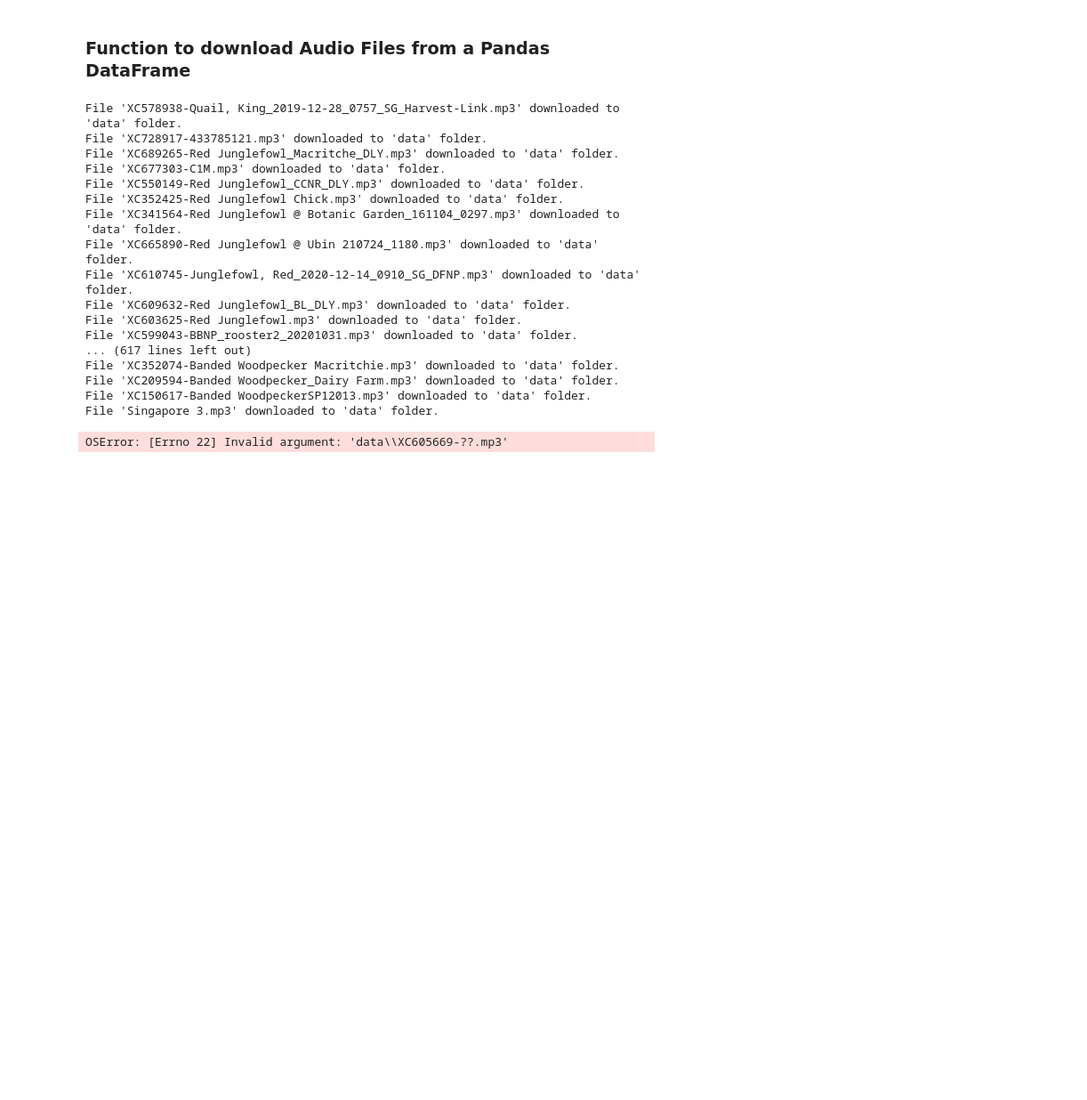
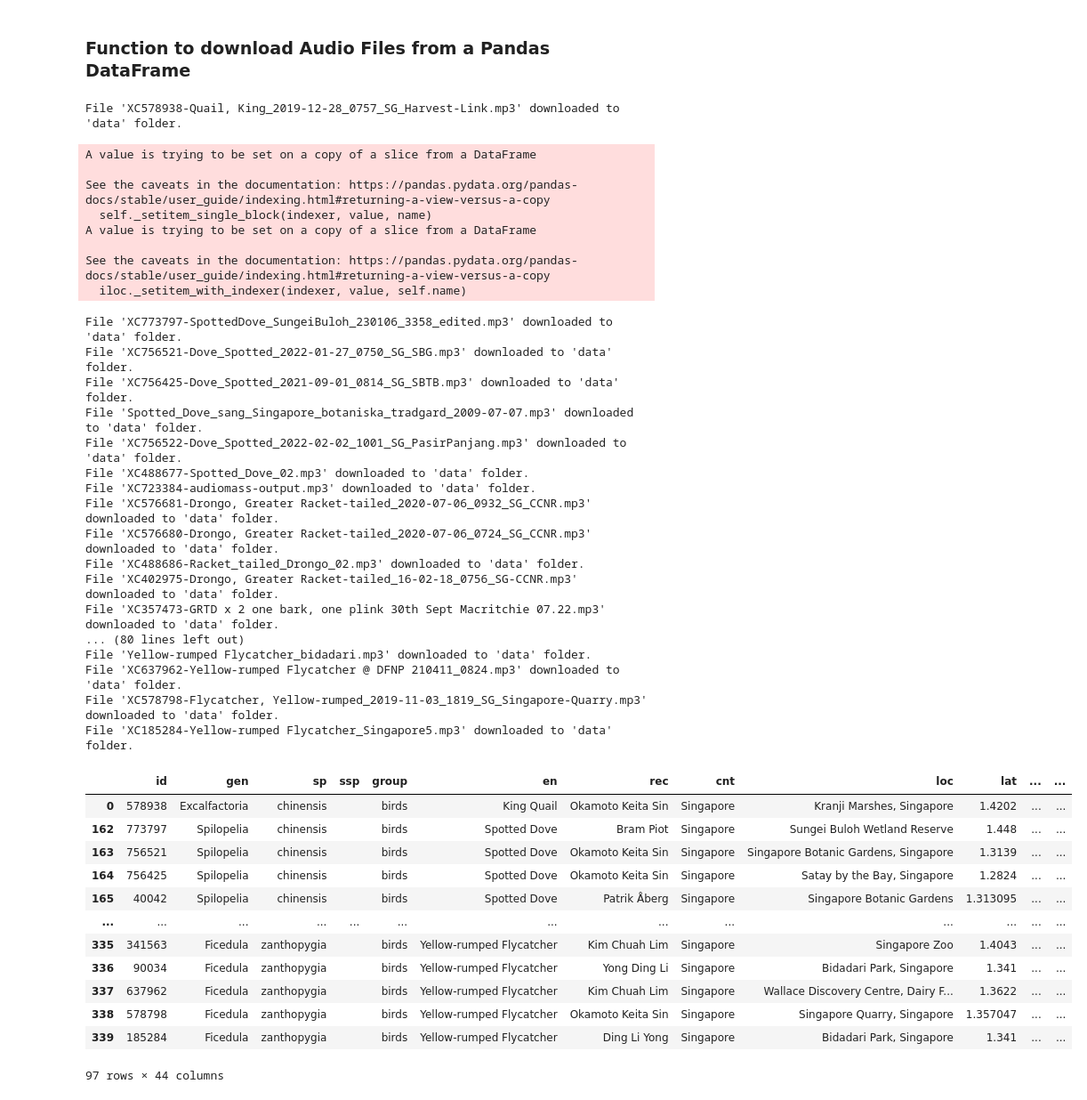
Before and after one commit to yongxb/SoundDuck, a Jupyter notebook: notebooks/Data _Ingestion.ipynb, the cells around one changed output. Shown at 89% size. Saved outputs shown, nothing was run; the diff lists cells and outputs as text; code cells hidden in the pictures; blank space fills up the shorter version.

Commit message:
Update with download and api query functions

```diff
--- a/notebooks/Data _Ingestion.ipynb
+++ b/notebooks/Data _Ingestion.ipynb
@@ -182,7 +153,7 @@ os.getcwd()
 # %% [output]
 'c:\\Users\\Justin\\Desktop\\AI CV\\Sound Duck\\SoundDuck'
 # %%
-birds_of_interest = ['zeylanicus','paradiseus','chinensis']
+birds_of_interest = ['paradiseus','chinensis','zanthopygia']
 df = df_sg[(df_sg['sp'] == birds_of_interest[0]) | (df_sg['sp'] == birds_of_interest[1]) | (df_sg['sp'] == birds_of_interest[2])]
 # %%
 df.drop(df[df['file'] == ''].index, inplace=True)
@@ -235,24 +206,45 @@ def download_files(df):
 
     return df
 # %%
-download_files(df_sg)
+download_files(df)
 # %% [output]
 File 'XC578938-Quail, King_2019-12-28_0757_SG_Harvest-Link.mp3' downloaded to 'data' folder.
-File 'XC728917-433785121.mp3' downloaded to 'data' folder.
-File 'XC689265-Red Junglefowl_Macritche_DLY.mp3' downloaded to 'data' folder.
-File 'XC677303-C1M.mp3' downloaded to 'data' folder.
-File 'XC550149-Red Junglefowl_CCNR_DLY.mp3' downloaded to 'data' folder.
-File 'XC352425-Red Junglefowl Chick.mp3' downloaded to 'data' folder.
-File 'XC341564-Red Junglefowl @ Botanic Garden_161104_0297.mp3' downloaded to 'data' folder.
-File 'XC665890-Red Junglefowl @ Ubin 210724_1180.mp3' downloaded to 'data' folder.
-File 'XC610745-Junglefowl, Red_2020-12-14_0910_SG_DFNP.mp3' downloaded to 'data' folder.
-File 'XC609632-Red Junglefowl_BL_DLY.mp3' downloaded to 'data' folder.
-File 'XC603625-Red Junglefowl.mp3' downloaded to 'data' folder.
-File 'XC599043-BBNP_rooster2_20201031.mp3' downloaded to 'data' folder.
-... (617 lines left out)
-File 'XC352074-Banded Woodpecker Macritchie.mp3' downloaded to 'data' folder.
-File 'XC209594-Banded Woodpecker_Dairy Farm.mp3' downloaded to 'data' folder.
-File 'XC150617-Banded WoodpeckerSP12013.mp3' downloaded to 'data' folder.
-File 'Singapore 3.mp3' downloaded to 'data' folder.
-OSError: [Errno 22] Invalid argument: 'data\\XC605669-??.mp3'
+A value is trying to be set on a copy of a slice from a DataFrame
+
+See the caveats in the documentation: https://pandas.pydata.org/pandas-docs/stable/user_guide/indexing.html#returning-a-view-versus-a-copy
+  self._setitem_single_block(indexer, value, name)
+A value is trying to be set on a copy of a slice from a DataFrame
+
+See the caveats in the documentation: https://pandas.pydata.org/pandas-docs/stable/user_guide/indexing.html#returning-a-view-versus-a-copy
+  iloc._setitem_with_indexer(indexer, value, self.name)
+File 'XC773797-SpottedDove_SungeiBuloh_230106_3358_edited.mp3' downloaded to 'data' folder.
+File 'XC756521-Dove_Spotted_2022-01-27_0750_SG_SBG.mp3' downloaded to 'data' folder.
+File 'XC756425-Dove_Spotted_2021-09-01_0814_SG_SBTB.mp3' downloaded to 'data' folder.
+File 'Spotted_Dove_sang_Singapore_botaniska_tradgard_2009-07-07.mp3' downloaded to 'data' folder.
+File 'XC756522-Dove_Spotted_2022-02-02_1001_SG_PasirPanjang.mp3' downloaded to 'data' folder.
+File 'XC488677-Spotted_Dove_02.mp3' downloaded to 'data' folder.
+File 'XC723384-audiomass-output.mp3' downloaded to 'data' folder.
+File 'XC576681-Drongo, Greater Racket-tailed_2020-07-06_0932_SG_CCNR.mp3' downloaded to 'data' folder.
+File 'XC576680-Drongo, Greater Racket-tailed_2020-07-06_0724_SG_CCNR.mp3' downloaded to 'data' folder.
+File 'XC488686-Racket_tailed_Drongo_02.mp3' downloaded to 'data' folder.
+File 'XC402975-Drongo, Greater Racket-tailed_16-02-18_0756_SG-CCNR.mp3' downloaded to 'data' folder.
+File 'XC357473-GRTD x 2 one bark, one plink 30th Sept Macritchie 07.22.mp3' downloaded to 'data' folder.
+... (80 lines left out)
+File 'Yellow-rumped Flycatcher_bidadari.mp3' downloaded to 'data' folder.
+File 'XC637962-Yellow-rumped Flycatcher @ DFNP 210411_0824.mp3' downloaded to 'data' folder.
+File 'XC578798-Flycatcher, Yellow-rumped_2019-11-03_1819_SG_Singapore-Quarry.mp3' downloaded to 'data' folder.
+File 'XC185284-Yellow-rumped Flycatcher_Singapore5.mp3' downloaded to 'data' folder.
+|  | id | gen | sp | ssp | group | en | rec | cnt | loc | lat | ... | ... |
+| 0 | 578938 | Excalfactoria | chinensis |  | birds | King Quail | Okamoto Keita Sin | Singapore | Kranji Marshes, Singapore | 1.4202 | ... | ... |
+| 162 | 773797 | Spilopelia | chinensis |  | birds | Spotted Dove | Bram Piot | Singapore | Sungei Buloh Wetland Reserve | 1.448 | ... | ... |
+| 163 | 756521 | Spilopelia | chinensis |  | birds | Spotted Dove | Okamoto Keita Sin | Singapore | Singapore Botanic Gardens, Singapore | 1.3139 | ... | ... |
+| 164 | 756425 | Spilopelia | chinensis |  | birds | Spotted Dove | Okamoto Keita Sin | Singapore | Satay by the Bay, Singapore | 1.2824 | ... | ... |
+| 165 | 40042 | Spilopelia | chinensis |  | birds | Spotted Dove | Patrik Åberg | Singapore | Singapore Botanic Gardens | 1.313095 | ... | ... |
+| ... | ... | ... | ... | ... | ... | ... | ... | ... | ... | ... | ... | ... |
+| 335 | 341563 | Ficedula | zanthopygia |  | birds | Yellow-rumped Flycatcher | Kim Chuah Lim | Singapore | Singapore Zoo | 1.4043 | ... | ... |
+| 336 | 90034 | Ficedula | zanthopygia |  | birds | Yellow-rumped Flycatcher | Yong Ding Li | Singapore | Bidadari Park, Singapore | 1.341 | ... | ... |
+| 337 | 637962 | Ficedula | zanthopygia |  | birds | Yellow-rumped Flycatcher | Kim Chuah Lim | Singapore | Wallace Discovery Centre, Dairy F... | 1.3622 | ... | ... |
+| 338 | 578798 | Ficedula | zanthopygia |  | birds | Yellow-rumped Flycatcher | Okamoto Keita Sin | Singapore | Singapore Quarry, Singapore | 1.357047 | ... | ... |
+| 339 | 185284 | Ficedula | zanthopygia |  | birds | Yellow-rumped Flycatcher | Ding Li Yong | Singapore | Bidadari Park, Singapore | 1.341 | ... | ... |
+97 rows × 44 columns
 # %%
```
Also changed, not shown: parts of 8 cells of this notebook.
